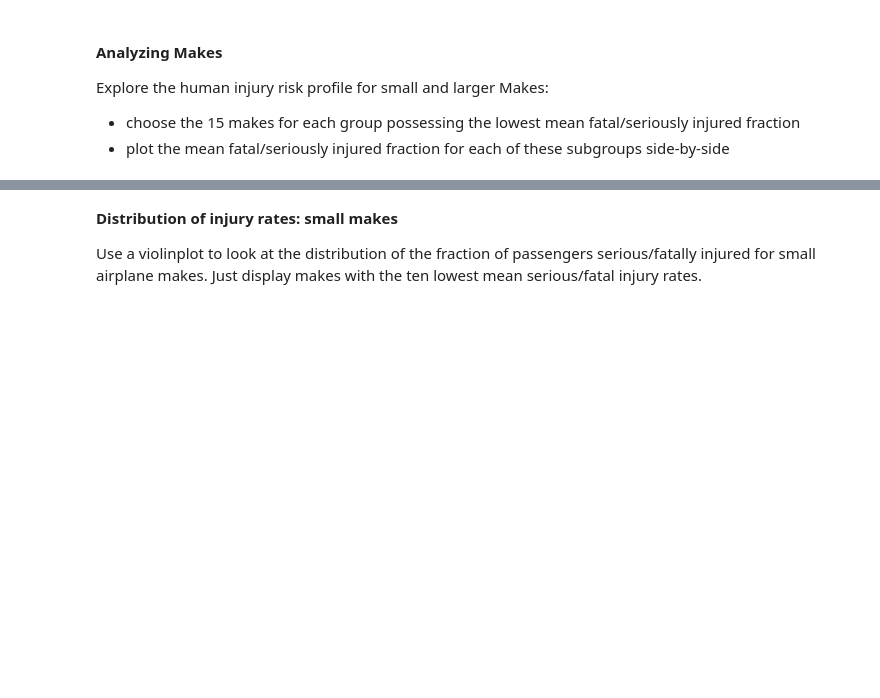
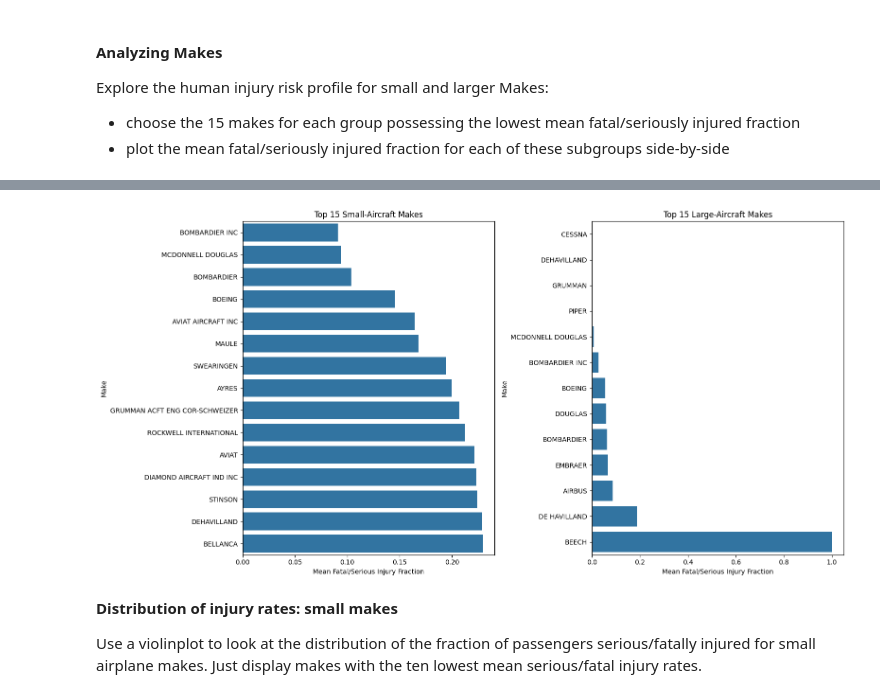
Before and after one commit to marcoholt/dsc-course0-m8-lab, a Jupyter notebook: Aviation_Accidents_Data_Analysis.ipynb, the cells around one changed output, grey strips where cells are left out. Saved outputs shown, nothing was run; the diff lists cells and outputs as text; code cells hidden in the pictures; blank space fills up the shorter version.

Commit message:
Finished Data Analysis

```diff
--- a/Aviation_Accidents_Data_Analysis.ipynb
+++ b/Aviation_Accidents_Data_Analysis.ipynb
@@ -32,3 +74,10 @@ ModuleNotFoundError: No module named 'pandas'
 Explore the human injury risk profile for small and larger Makes:
 - choose the 15 makes for each group possessing the lowest mean fatal/seriously injured fraction
 - plot the mean fatal/seriously injured fraction for each of these subgroups side-by-side
+# %%
+# Create fatal + serious injury fraction
+df["Fatal.Serious.Fraction"] = df["Total.Fatal.Serious"] / df["Total.Onboard"]
+
+# Recreate small and large subsets
+small_planes = df[df["Total.Onboard"] <= 20]
+large_planes = df[df["Total.Onboard"] > 20]
@@ -35,3 +125,33 @@ Explore the human injury risk profile for small and larger Makes:
+# %%
+top_small_makes_df = top_small_makes.reset_index()
+top_large_makes_df = top_large_makes.reset_index()
+
+fig, axes = plt.subplots(1, 2, figsize=(16, 8))
+
+sns.barplot(
+    data=top_small_makes_df,
+    x="Fatal.Serious.Fraction",
+    y="Make",
+    ax=axes[0]
+)
+axes[0].set_title("Top 15 Small-Aircraft Makes")
+axes[0].set_xlabel("Mean Fatal/Serious Injury Fraction")
+axes[0].set_ylabel("Make")
+
+sns.barplot(
+    data=top_large_makes_df,
+    x="Fatal.Serious.Fraction",
+    y="Make",
+    ax=axes[1]
+)
+axes[1].set_title("Top 15 Large-Aircraft Makes")
+axes[1].set_xlabel("Mean Fatal/Serious Injury Fraction")
+axes[1].set_ylabel("Make")
+
+plt.tight_layout()
+plt.show()
+# %% [output]
+[figure, added]
 # %% [markdown]
 **Distribution of injury rates: small makes**
 
```
Also changed, not shown: parts of 13 cells of this notebook.
